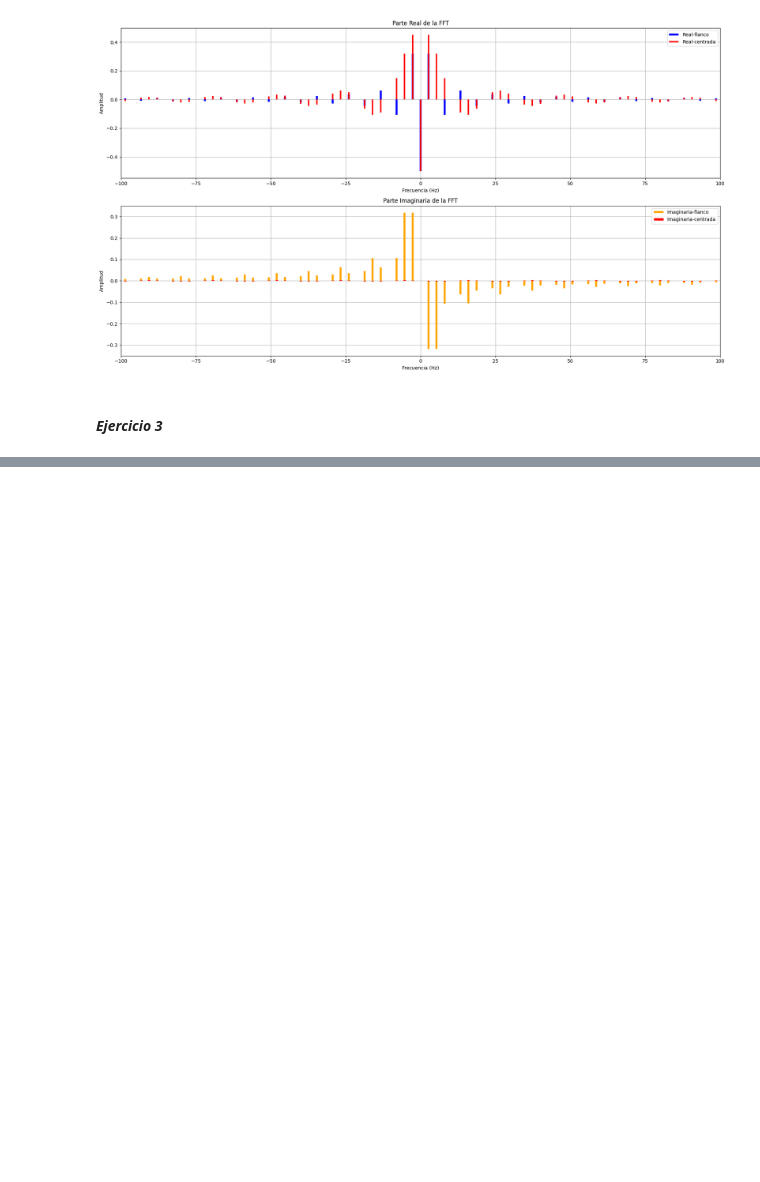
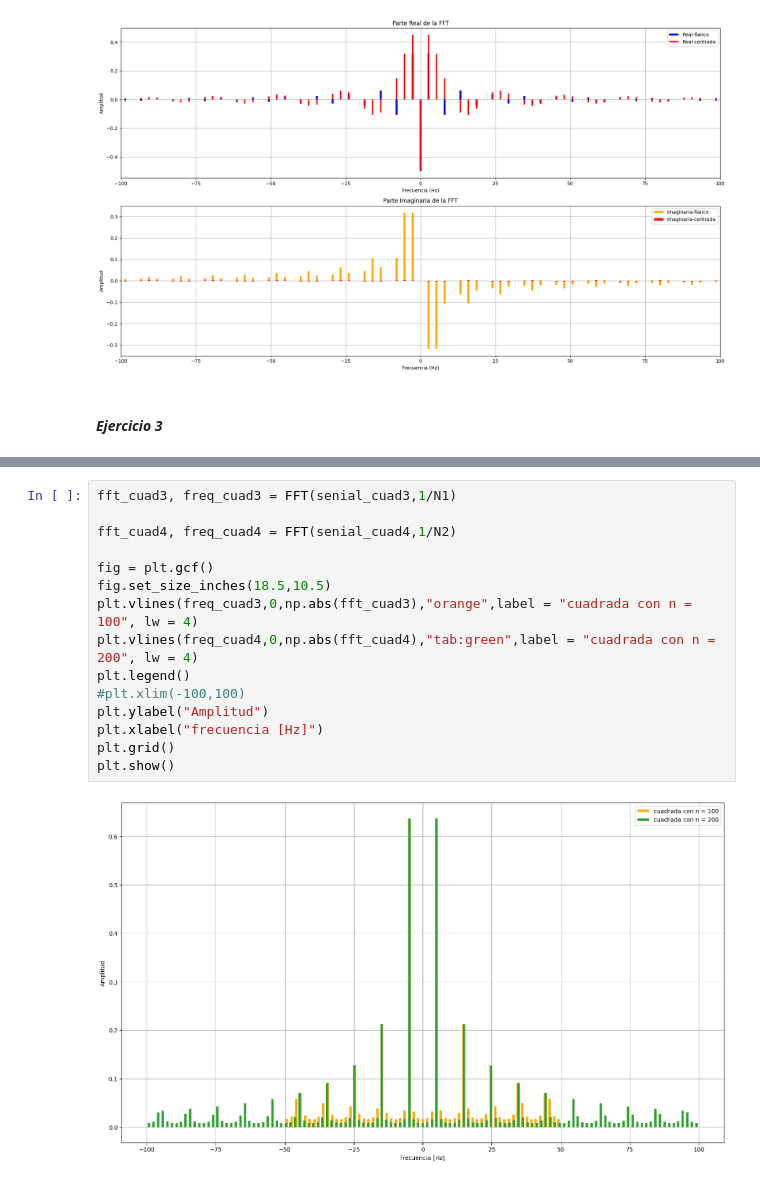
Before and after one commit to leonelj01/seniales_electricas, a Jupyter notebook: TP_6/tp6.ipynb, the cells around one changed output, grey strips where cells are left out. Saved outputs shown, nothing was run; the diff lists cells and outputs as text; blank space fills up the shorter version.

```diff
--- a/TP_6/tp6.ipynb
+++ b/TP_6/tp6.ipynb
@@ -178,0 +200,17 @@ plt.show()
+# %%
+fft_cuad3, freq_cuad3 = FFT(senial_cuad3,1/N1)
+
+fft_cuad4, freq_cuad4 = FFT(senial_cuad4,1/N2)
+
+fig = plt.gcf()
+fig.set_size_inches(18.5,10.5)
+plt.vlines(freq_cuad3,0,np.abs(fft_cuad3),"orange",label = "cuadrada con n = 100", lw = 4)
+plt.vlines(freq_cuad4,0,np.abs(fft_cuad4),"tab:green",label = "cuadrada con n = 200", lw = 4)
+plt.legend()
+#plt.xlim(-100,100)
+plt.ylabel("Amplitud")
+plt.xlabel("frecuencia [Hz]")
+plt.grid()
+plt.show()
+# %% [output]
+[figure, added]
```
Also changed, not shown: parts of 5 cells of this notebook, 3 other files.
